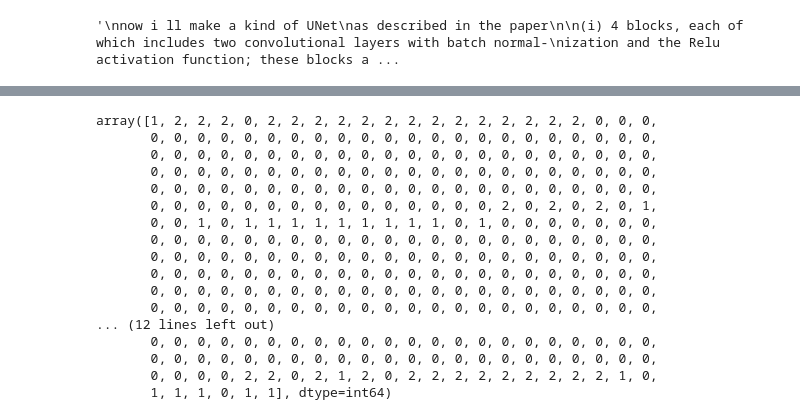
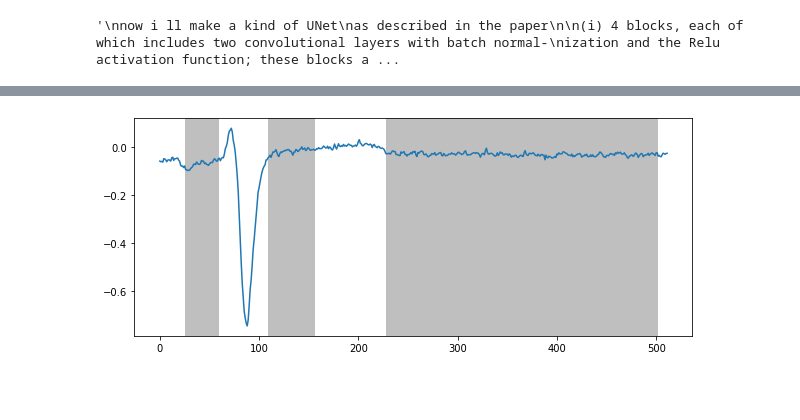
Before and after one commit to byschii/ecg-segmentation, a Jupyter notebook: unet_for_ecg.ipynb, the cells around one changed output, grey strips where cells are left out. Saved outputs shown, nothing was run; the diff lists cells and outputs as text; code cells hidden in the pictures; blank space fills up the shorter version.

```diff
--- a/unet_for_ecg.ipynb
+++ b/unet_for_ecg.ipynb
@@ -177,7 +174,7 @@ def grouped(itr, n=3):
         yield vals
 # %%
 class EGCSignal:
-    def __init__(self, signal, time_points, symbol):
+    def __init__(self, signal, time_points, symbol, categories = None):
         """
         signal: ndarray
 
@@ -195,7 +192,7 @@ class EGCSignal:
             1: 't',
             2: 'p'
         }
-        self.categories = self.symbols_to_category()
+        self.categories = categories if categories is not None else self.symbols_to_category()
         self._cut_beginning( 550)
         self._cut_end( 3500)
 
@@ -327,7 +324,7 @@ for ecg_index in range(1,200):
             for ecg_part in range(0, 4):
                 s = EGCSignal.from_index_and_lead(ecg_index, lead)
 
-                span = 510
+                span = 512
                 start = random.randint(0, 30) + ecg_part*span
                 s._cut_beginning(start)
                 s._cut_end(span)
@@ -454,19 +511,22 @@ len(X)/3*2 / 16
 # %%
-# model = make_kind_of_u_net()
+m = UNET()
 
-m.compile(optimizer='sgd', loss='binary_crossentropy')
+# create an optimizer
+opt = Adam(learning_rate=0.00076)
+
+m.compile(optimizer=opt, loss='binary_crossentropy')
 
 
 # split the data in train and test
 X_train, X_test, Y_train, Y_test = train_test_split(
     np.array(X),#X,
     np.array(Y, dtype=np.float32),#Y,
-    test_size=0.25)
+    test_size=0.29)
 
 m.fit(
     X_train, Y_train,
-    epochs=50,
-    batch_size=16,
-    #validation_data=(X_test, Y_test)
+    epochs=20,
+    batch_size=32,
+    validation_data=(X_test, Y_test)
 )
 # %% [output]
@@ -522,20 +542,19 @@ array([False,  True,  True,  True, False,  True,  True,  True,  True,
-# %%
-_xm
-# %% [output]
-array([1, 2, 2, 2, 0, 2, 2, 2, 2, 2, 2, 2, 2, 2, 2, 2, 2, 2, 2, 0, 0, 0,
-       0, 0, 0, 0, 0, 0, 0, 0, 0, 0, 0, 0, 0, 0, 0, 0, 0, 0, 0, 0, 0, 0,
-       0, 0, 0, 0, 0, 0, 0, 0, 0, 0, 0, 0, 0, 0, 0, 0, 0, 0, 0, 0, 0, 0,
-       0, 0, 0, 0, 0, 0, 0, 0, 0, 0, 0, 0, 0, 0, 0, 0, 0, 0, 0, 0, 0, 0,
-       0, 0, 0, 0, 0, 0, 0, 0, 0, 0, 0, 0, 0, 0, 0, 0, 0, 0, 0, 0, 0, 0,
-       0, 0, 0, 0, 0, 0, 0, 0, 0, 0, 0, 0, 0, 0, 0, 2, 0, 2, 0, 2, 0, 1,
-       0, 0, 1, 0, 1, 1, 1, 1, 1, 1, 1, 1, 1, 0, 1, 0, 0, 0, 0, 0, 0, 0,
-       0, 0, 0, 0, 0, 0, 0, 0, 0, 0, 0, 0, 0, 0, 0, 0, 0, 0, 0, 0, 0, 0,
-       0, 0, 0, 0, 0, 0, 0, 0, 0, 0, 0, 0, 0, 0, 0, 0, 0, 0, 0, 0, 0, 0,
-       0, 0, 0, 0, 0, 0, 0, 0, 0, 0, 0, 0, 0, 0, 0, 0, 0, 0, 0, 0, 0, 0,
-       0, 0, 0, 0, 0, 0, 0, 0, 0, 0, 0, 0, 0, 0, 0, 0, 0, 0, 0, 0, 0, 0,
-       0, 0, 0, 0, 0, 0, 0, 0, 0, 0, 0, 0, 0, 0, 0, 0, 0, 0, 0, 0, 0, 0,
-... (12 lines left out)
-       0, 0, 0, 0, 0, 0, 0, 0, 0, 0, 0, 0, 0, 0, 0, 0, 0, 0, 0, 0, 0, 0,
-       0, 0, 0, 0, 0, 0, 0, 0, 0, 0, 0, 0, 0, 0, 0, 0, 0, 0, 0, 0, 0, 0,
-       0, 0, 0, 0, 2, 2, 0, 2, 1, 2, 0, 2, 2, 2, 2, 2, 2, 2, 2, 2, 1, 0,
-       1, 1, 1, 0, 1, 1], dtype=int64)
+# %%
+ecg_index = 55
+signal = X_train[ecg_index]
+categories = np.argmax(Y_train[ecg_index], axis=1)
+predicted_categories = np.argmax(m.predict(signal[np.newaxis, : ])[0], axis=1)
+
+# calc timesteps for real category
+deriv = categories - np.concatenate([categories[1:] , np.array([0])])
+time_steps = np.nonzero(deriv)[0]
+if len(time_steps) % 2 != 0:
+    time_steps = np.concatenate([time_steps, np.array([len(signal) - 1])])
+
+# plot the signal
+plt.figure(figsize=(10, 4))
+plt.plot(signal)
+for b,e in grouped(time_steps, 2):
+    plt.axvspan(b, e, facecolor='0.5', alpha=0.5)
+# %% [output]
+[figure, added]
```
Also changed, not shown: parts of 13 cells of this notebook.
